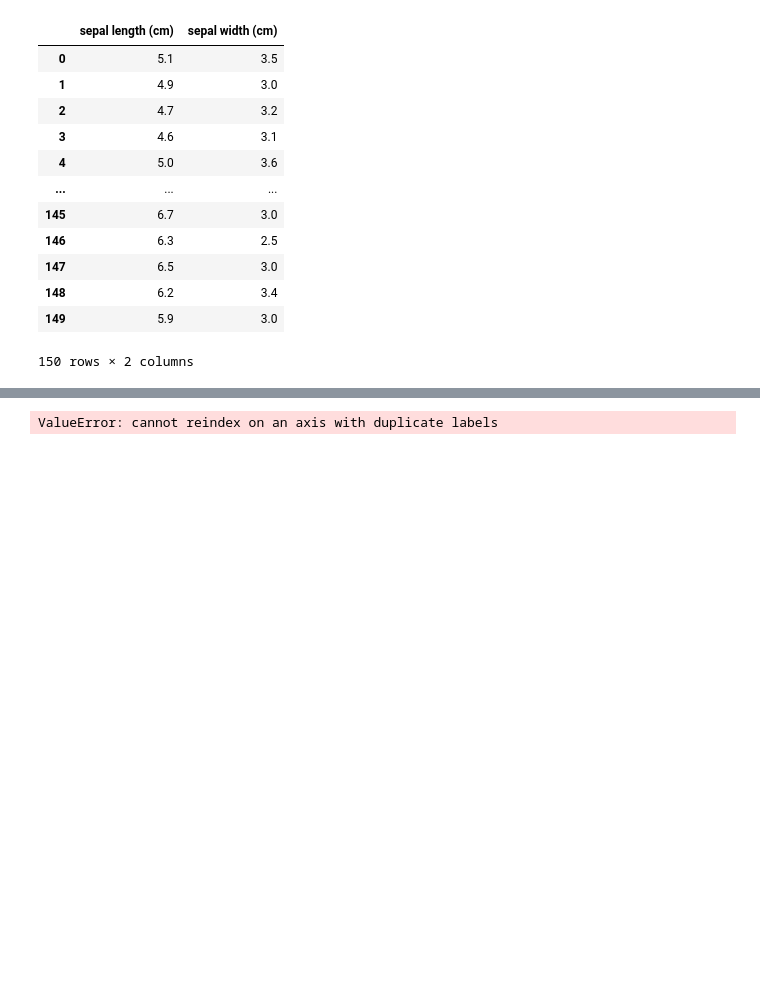
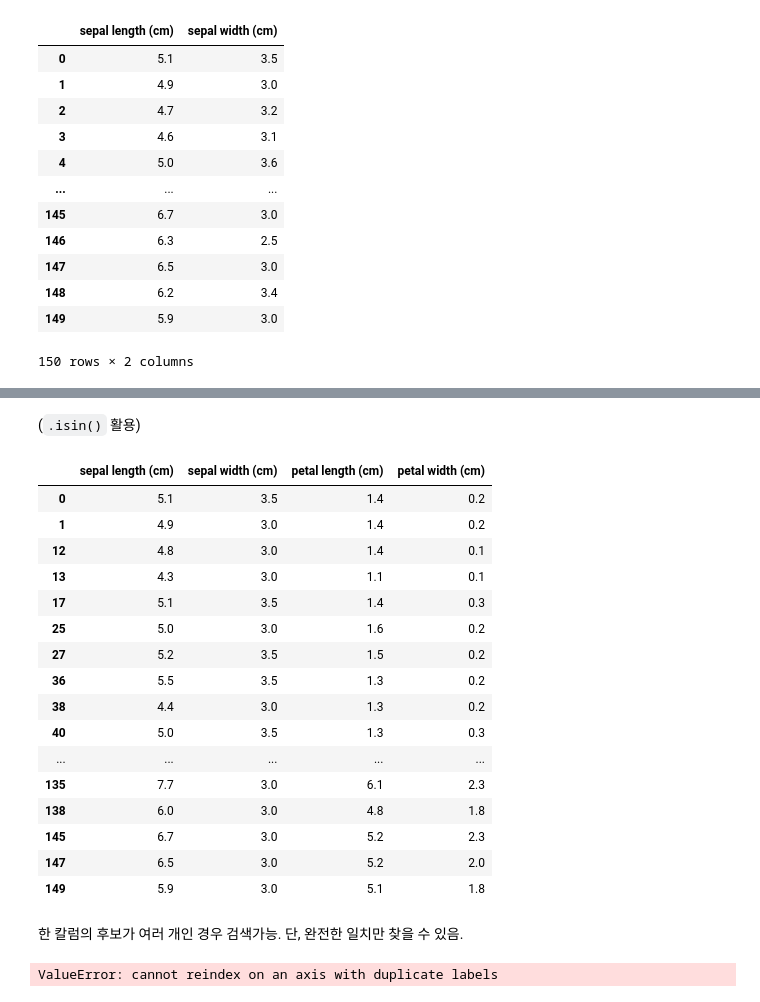
Before and after one commit to primula1323/Python_Practice, a Jupyter notebook: pandas_note.ipynb, the cells around one changed output, grey strips where cells are left out. Cells and saved outputs as stored; diff of their text form; code cells hidden in the pictures; blank space fills up the shorter version.

```diff
--- a/engin.ipynb
+++ b/pandas_note.ipynb
@@ -203,3 +280,28 @@ df[df['sepal length (cm)'] == 0]
+# %% [markdown]
+(`.isin()` 활용)
+# %%
+condition = df['sepal width (cm)'].isin([3.0, 3.5])
+df[condition]
+# %% [output]
+|  | sepal length (cm) | sepal width (cm) | petal length (cm) | petal width (cm) |
+| 0 | 5.1 | 3.5 | 1.4 | 0.2 |
+| 1 | 4.9 | 3.0 | 1.4 | 0.2 |
+| 12 | 4.8 | 3.0 | 1.4 | 0.1 |
+| 13 | 4.3 | 3.0 | 1.1 | 0.1 |
+| 17 | 5.1 | 3.5 | 1.4 | 0.3 |
+| 25 | 5.0 | 3.0 | 1.6 | 0.2 |
+| 27 | 5.2 | 3.5 | 1.5 | 0.2 |
+| 36 | 5.5 | 3.5 | 1.3 | 0.2 |
+| 38 | 4.4 | 3.0 | 1.3 | 0.2 |
+| 40 | 5.0 | 3.5 | 1.3 | 0.3 |
+| ... | ... | ... | ... | ... |
+| 135 | 7.7 | 3.0 | 6.1 | 2.3 |
+| 138 | 6.0 | 3.0 | 4.8 | 1.8 |
+| 145 | 6.7 | 3.0 | 5.2 | 2.3 |
+| 147 | 6.5 | 3.0 | 5.2 | 2.0 |
+| 149 | 5.9 | 3.0 | 5.1 | 1.8 |
+# %% [markdown]
+한 칼럼의 후보가 여러 개인 경우 검색가능. 단, 완전한 일치만 찾을 수 있음.
 # %%
 df[df[['sepal length (cm)', 'sepal length (cm)']] == [5.1, 4.1]]
 # %% [output]
```
Also changed, not shown: parts of 64 cells of this notebook, 8 other files.
